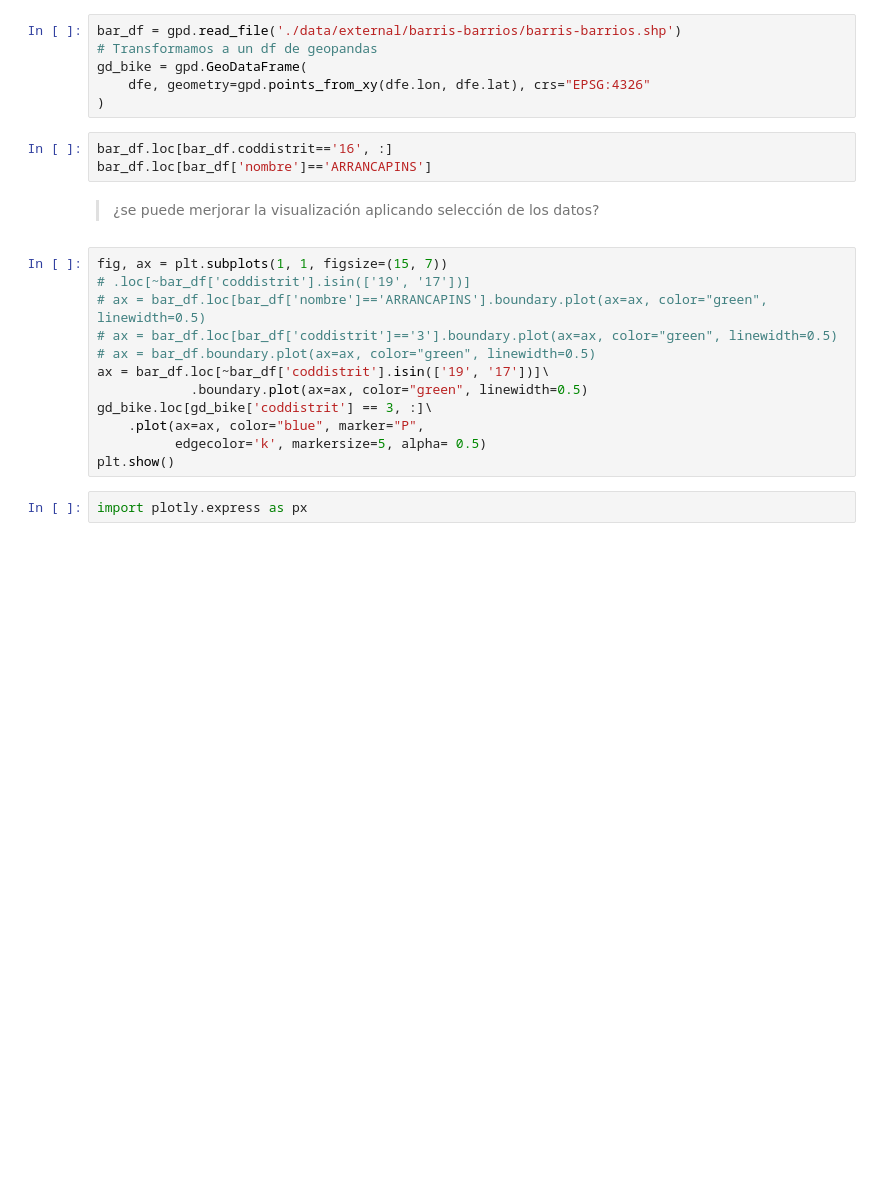
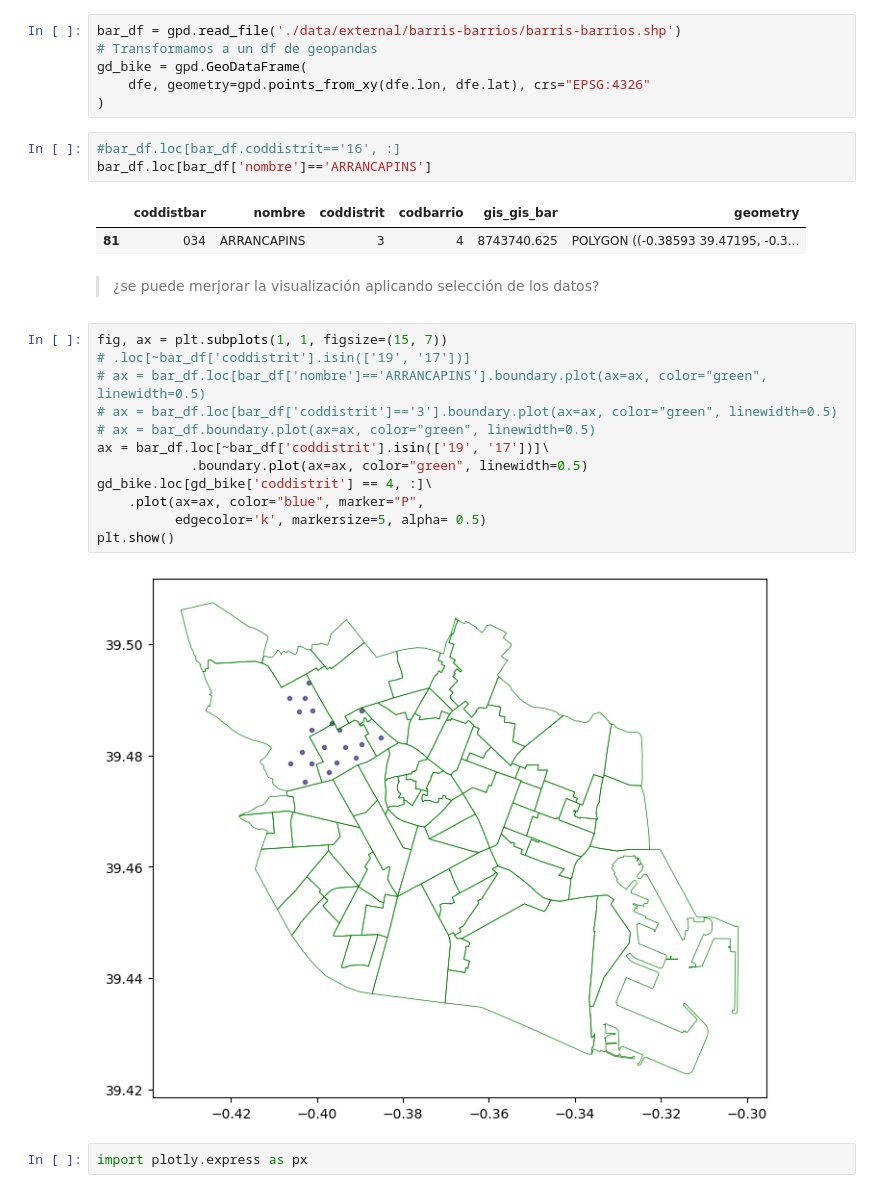
Before and after one commit to LordLiberte/Portfolio, a Jupyter notebook: Practica2/enunciados/3_visualizacion.ipynb, the cells around one changed output. Saved outputs shown, nothing was run; the diff lists cells and outputs as text; blank space fills up the shorter version.

```diff
--- a/Practica2/enunciados/3_visualizacion.ipynb
+++ b/Practica2/enunciados/3_visualizacion.ipynb
@@ -509,22 +519,27 @@ gd_bike = gpd.GeoDataFrame(
     dfe, geometry=gpd.points_from_xy(dfe.lon, dfe.lat), crs="EPSG:4326"
 )
 # %%
-bar_df.loc[bar_df.coddistrit=='16', :]
+#bar_df.loc[bar_df.coddistrit=='16', :]
 bar_df.loc[bar_df['nombre']=='ARRANCAPINS']
+# %% [output]
+|  | coddistbar | nombre | coddistrit | codbarrio | gis_gis_bar | geometry |
+| 81 | 034 | ARRANCAPINS | 3 | 4 | 8743740.625 | POLYGON ((-0.38593 39.47195, -0.3... |
 # %% [markdown]
 > ¿se puede merjorar la visualización aplicando selección de los datos?
 # %%
 fig, ax = plt.subplots(1, 1, figsize=(15, 7))
 # .loc[~bar_df['coddistrit'].isin(['19', '17'])]
 # ax = bar_df.loc[bar_df['nombre']=='ARRANCAPINS'].boundary.plot(ax=ax, color="green", linewidth=0.5)
 # ax = bar_df.loc[bar_df['coddistrit']=='3'].boundary.plot(ax=ax, color="green", linewidth=0.5)
 # ax = bar_df.boundary.plot(ax=ax, color="green", linewidth=0.5)
 ax = bar_df.loc[~bar_df['coddistrit'].isin(['19', '17'])]\
             .boundary.plot(ax=ax, color="green", linewidth=0.5)
-gd_bike.loc[gd_bike['coddistrit'] == 3, :]\
+gd_bike.loc[gd_bike['coddistrit'] == 4, :]\
     .plot(ax=ax, color="blue", marker="P",
           edgecolor='k', markersize=5, alpha= 0.5)
 plt.show()
+# %% [output]
+[figure, added]
 # %%
 import plotly.express as px
 # %%
```
Also changed, not shown: parts of 3 cells of this notebook, 2 other files.
